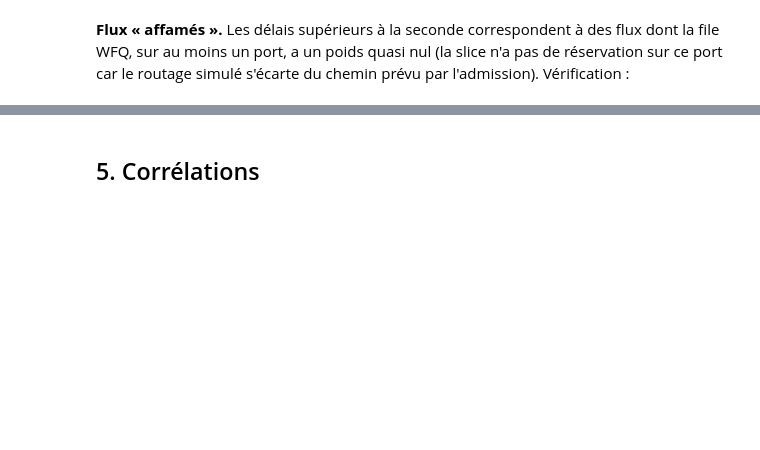
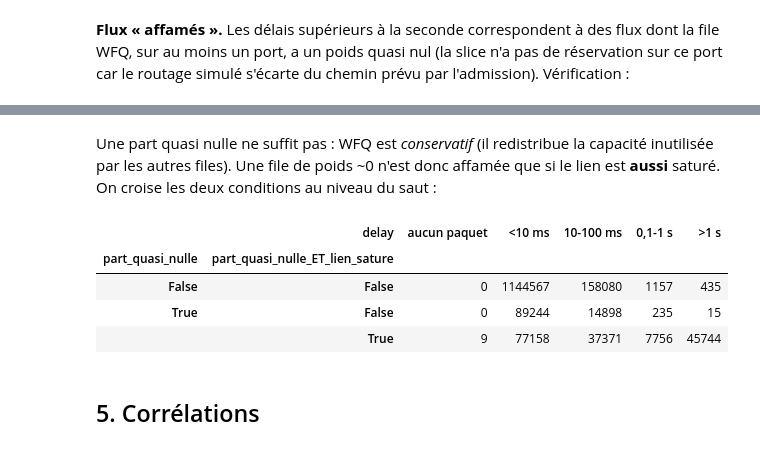
Before and after one commit to SouhailBourhim/b5g-network-slicing-gnn, a Jupyter notebook: notebooks/L1_exploration.ipynb, the cells around one changed output, grey strips where cells are left out. Cells and saved outputs as stored; diff of their text form; code cells hidden in the pictures; blank space fills up the shorter version.

```diff
--- a/notebooks/L1_exploration.ipynb
+++ b/notebooks/L1_exploration.ipynb
@@ -274,3 +272,24 @@ starv
+# %% [markdown]
+Une part quasi nulle ne suffit pas : WFQ est *conservatif* (il redistribue la capacité inutilisée par les autres
+files). Une file de poids ~0 n'est donc affamée que si le lien est **aussi** saturé. On croise les deux conditions
+au niveau du saut :
+# %%
+hh = hops[["scenario_id", "flow_id", "wfq_share", "rho_link"]].copy()
+hh["part_quasi_nulle"] = hh.wfq_share < 1e-3
+hh["part_quasi_nulle_ET_lien_sature"] = hh.part_quasi_nulle & (hh.rho_link >= 1)
+anyhop = hh.groupby(["scenario_id", "flow_id"])[["part_quasi_nulle", "part_quasi_nulle_ET_lien_sature"]].any().reset_index()
+ff = f[["scenario_id", "flow_id", "delay"]].merge(anyhop)
+starv2 = pd.crosstab([ff.part_quasi_nulle, ff.part_quasi_nulle_ET_lien_sature],
+                     pd.cut(ff.delay, [-2, 0, 0.01, 0.1, 1, 1e4], labels=["aucun paquet", "<10 ms", "10-100 ms", "0,1-1 s", ">1 s"]))
+summary["starvation_x_saturation"] = {f"part<1e-3={a}, part<1e-3 & rho>=1={b}": row.to_dict() for (a, b), row in starv2.iterrows()}
+del hh, anyhop, ff
+starv2
+# %% [output]
+|  | delay | aucun paquet | <10 ms | 10-100 ms | 0,1-1 s | >1 s |
+| part_quasi_nulle | part_quasi_nulle_ET_lien_sature |  |  |  |  |  |
+| False | False | 0 | 1144567 | 158080 | 1157 | 435 |
+| True | False | 0 | 89244 | 14898 | 235 | 15 |
+|  | True | 9 | 77158 | 37371 | 7756 | 45744 |
 # %% [markdown]
 ## 5. Corrélations
 # %%
```
Also changed, not shown: parts of 18 cells of this notebook, 13 other files.
